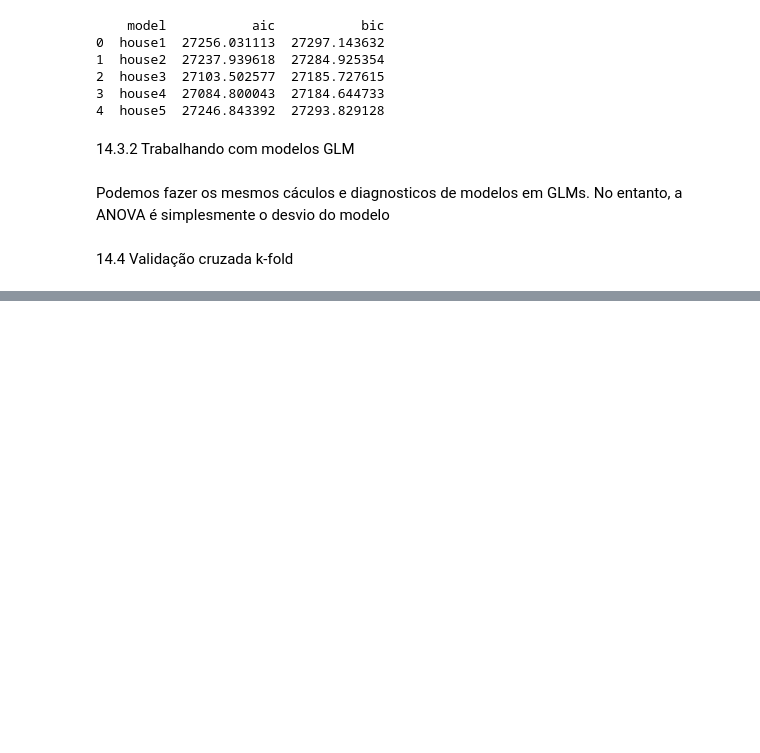
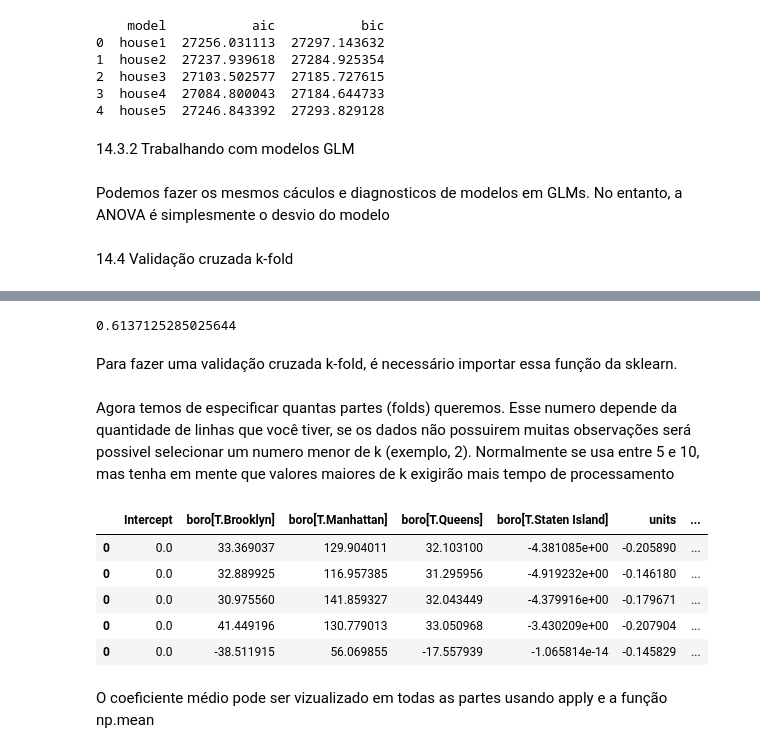
Before and after one commit to LuizGiehl/PFE_2, a Jupyter notebook: src/parteIV/cap14.ipynb, the cells around one changed output, grey strips where cells are left out. Cells and saved outputs as stored; diff of their text form; code cells hidden in the pictures; blank space fills up the shorter version.

```diff
--- a/src/parteIV/cap14.ipynb
+++ b/src/parteIV/cap14.ipynb
@@ -192,0 +225,48 @@ glm5 = smf.ols(f5, data=housing).fit()
+# %%
+from patsy import dmatrices
+
+y, X = dmatrices('value_per_sq_ft ~ units + sq_ft + boro', housing,
+                 return_type="dataframe")
+X_train, X_test, y_train, y_test = train_test_split(
+    X, y, test_size=0.20, random_state=42)
+lr = LinearRegression().fit(X_train, y_train)
+print(lr.score(X_test, y_test))
+# %% [output]
+0.6137125285025644
+# %% [markdown]
+Para fazer uma validação cruzada k-fold, é necessário importar essa função da sklearn.
+# %%
+from sklearn.model_selection import KFold, cross_val_score
+
+housing = pd.read_csv('../../data/housing_renamed.csv')
+# %% [markdown]
+Agora temos de especificar quantas partes (folds) queremos. Esse numero depende da quantidade de linhas que você tiver, se os dados não possuirem muitas observações será possivel selecionar um numero menor de k (exemplo, 2). Normalmente se usa entre 5 e 10, mas tenha em mente que valores maiores de k exigirão mais tempo de processamento
+# %%
+kf = KFold(n_splits=5)
+
+y, X = dmatrices('value_per_sq_ft ~ units + sq_ft + boro', housing)
+# %%
+#Em seguida podemos treinar e testar nosso modelo em cada parte
+
+coefs = []
+scores = []
+for train, test in kf.split(X):
+    X_train, X_test = X[train], X[test]
+    y_train, y_test = y[train], y[test]
+    lr = LinearRegression().fit(X_train, y_train)
+    coefs.append(pd.DataFrame(lr.coef_))
+    scores.append(lr.score(X_test, y_test))
+# %%
+#também podemos vizualizar os resultados
+coefs_df = pd.concat(coefs)
+coefs_df.columns = X.design_info.column_names
+coefs_df
+# %% [output]
+|  | Intercept | boro[T.Brooklyn] | boro[T.Manhattan] | boro[T.Queens] | boro[T.Staten Island] | units | ... |
+| 0 | 0.0 | 33.369037 | 129.904011 | 32.103100 | -4.381085e+00 | -0.205890 | ... |
+| 0 | 0.0 | 32.889925 | 116.957385 | 31.295956 | -4.919232e+00 | -0.146180 | ... |
+| 0 | 0.0 | 30.975560 | 141.859327 | 32.043449 | -4.379916e+00 | -0.179671 | ... |
+| 0 | 0.0 | 41.449196 | 130.779013 | 33.050968 | -3.430209e+00 | -0.207904 | ... |
+| 0 | 0.0 | -38.511915 | 56.069855 | -17.557939 | -1.065814e-14 | -0.145829 | ... |
+# %% [markdown]
+O coeficiente médio pode ser vizualizado em todas as partes usando apply e a função np.mean
```
Also changed, not shown: parts of 19 cells of this notebook.
